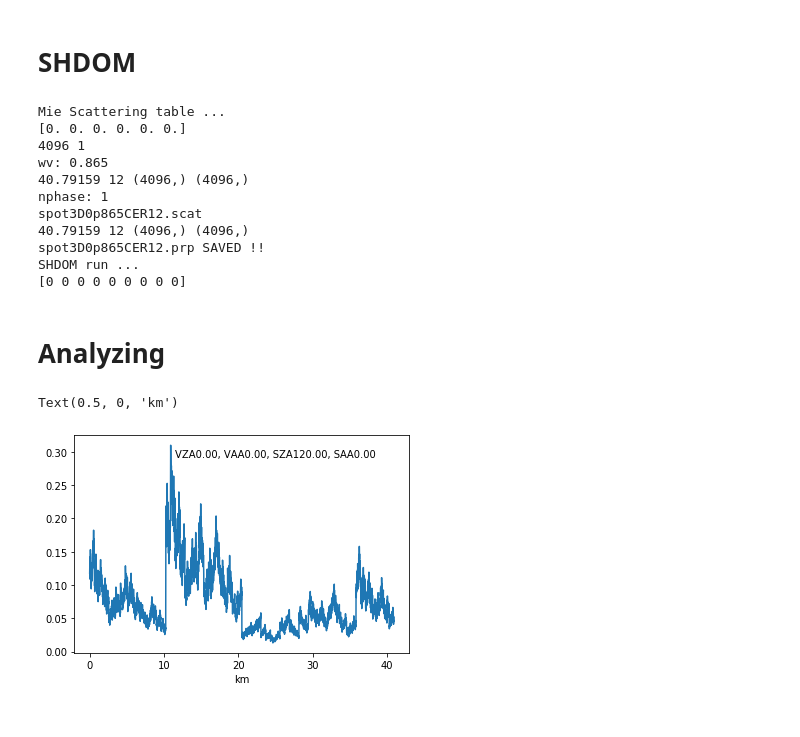
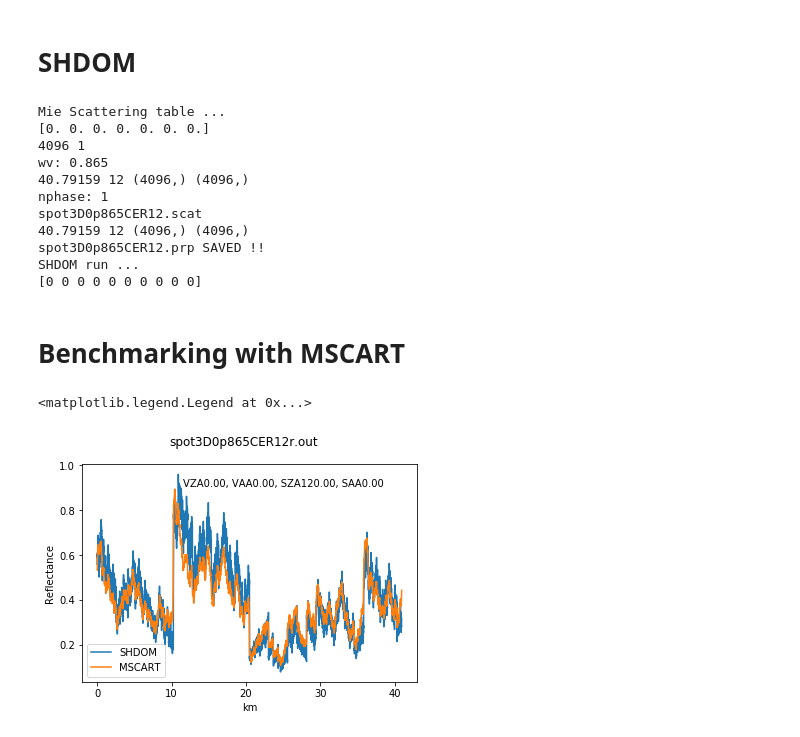
Before and after one commit to cpnHere/ACRS, a Jupyter notebook: Toy_clouds/frac_shdom_unpol/Driver.ipynb, the cells around one changed output. Drawn from its saved outputs; the diff is of its cells as text; code cells hidden in the pictures.

Commit message:
COT was scalled by deviding with 0.1 to scale and get correct exticntion. Now SHDOM gives consistant results with MSCART

```diff
--- a/Toy_clouds/frac_shdom_unpol/Driver.ipynb
+++ b/Toy_clouds/frac_shdom_unpol/Driver.ipynb
@@ -62,6 +62,7 @@ cr= np.append(cr,os.system(cm2))
 cr= np.append(cr,os.system(cm3))
 cr= np.append(cr,os.system('chmod +x tmp3'))
 cr= np.append(cr,os.system('./tmp3'))
+cr= np.append(cr,os.system('mv tmp3 run_mie_latest'))
 cr= np.append(cr,os.system('rm tmp*'))
 scat_file = sfname.replace('.','p')+'.scat'
 print('Mie Scattering table ...')
@@ -81,12 +82,13 @@ cm6 = "sed \'s/<MVZA>/%0.1f"%(mu_VZA)+"/g\' tmp5 > tmp6"
 cr =[os.system(st) for st in [cm1,cm2,cm3,cm4,cm5,cm6]]
 cr =np.append(cr,os.system('chmod +x tmp6'))
 cr =np.append(cr,os.system('./tmp6'))
+cr =np.append(cr,os.system('mv tmp6 run_shdom_latest'))
 cr =np.append(cr,os.system('rm tmp*'))
 print('SHDOM run ...')
 print(cr)
 # %% [output]
 Mie Scattering table ...
-[0. 0. 0. 0. 0. 0.]
+[0. 0. 0. 0. 0. 0. 0.]
 4096 1
 wv: 0.865
 40.79159 12 (4096,) (4096,)
@@ -95,17 +97,26 @@ spot3D0p865CER12.scat
 40.79159 12 (4096,) (4096,)
 spot3D0p865CER12.prp SAVED !!
 SHDOM run ...
-[0 0 0 0 0 0 0 0 0]
+[0 0 0 0 0 0 0 0 0 0]
-# %% [markdown]
-# Analyzing
+# %% [markdown]
+# Benchmarking with MSCART
 # %%
 Rad,VZA,VAA,SZA,SAA = readSHDOMRad(sfname+'r.out')
 # %%
 fig1,ax1 = plt.subplots()
 fig1_ttl = sfname+'r.out'
-ax1.plot(fc.x,np.pi*Rad[0,:]/np.cos(np.deg2rad(180-SZA)))
+ax1.plot(fc.x,np.pi*Rad[0,:]/mu_SZA,label='SHDOM')
 ax1.text(0.3,0.9,'VZA%0.2f, VAA%0.2f, SZA%0.2f, SAA%0.2f'%(VZA[0],VAA[0],SZA,SAA),  transform = ax1.transAxes)
 ax1.set_xlabel('km')
+ax1.set_ylabel('Reflectance')
+fig1.suptitle(fig1_ttl)
+import h5py
+f=h5py.File('/umbc/xfs1/zzbatmos/users/charaj1/taki/ACRS/Toy_clouds/Fractal_Cloud/results/b0p865/'+\
+            'fractal_cld_b865re12ve05_x40km_MSCART_SZA120_SAA000_VAA000plus_NPH1e5.hdf5','r')
+rdd = f['MeanPRad'][:]
+f.close()
+ax1.plot(fc.x,rdd[61,:,0],label='MSCART')
+ax1.legend(loc='lower left')
 # %% [output]
-Text(0.5, 0, 'km')
+<matplotlib.legend.Legend at 0x...>
-[figure, old version]
+[figure, new version]
```
Also changed, not shown: parts of 3 cells of this notebook, 1 other file.
